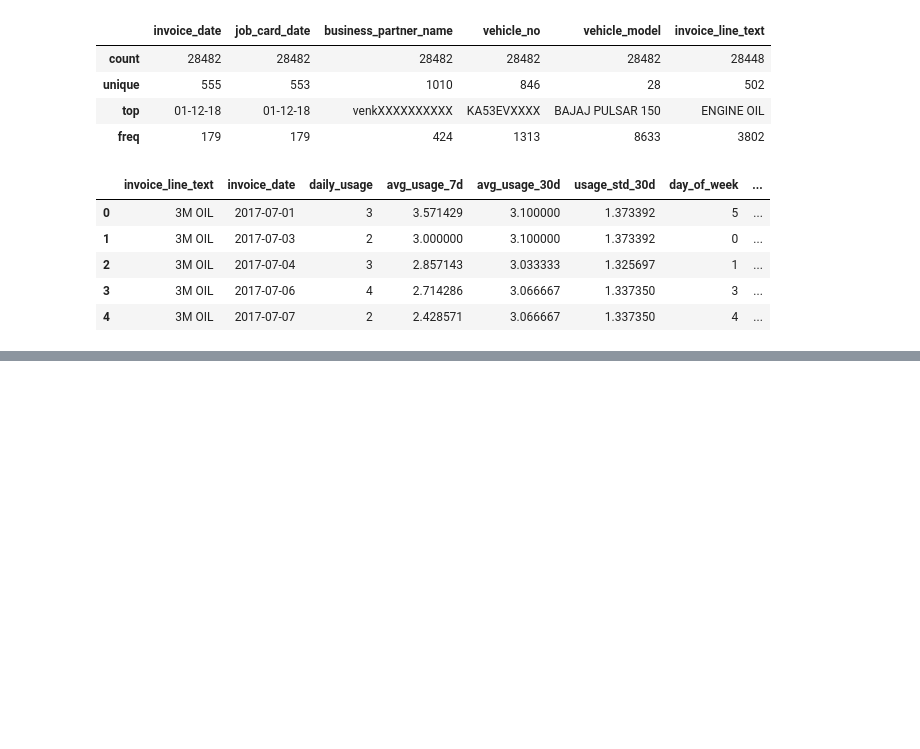
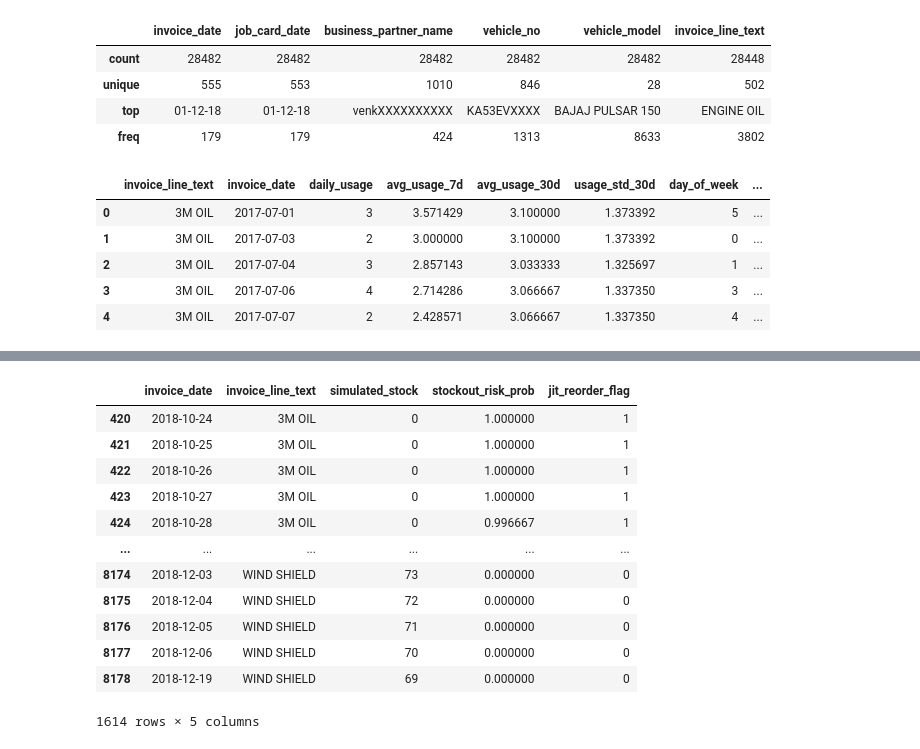
Before and after one commit to XC0ID/Forecasting-inventory, a Jupyter notebook: Forecasting.ipynb, the cells around one changed output, grey strips where cells are left out. Saved outputs shown, nothing was run; the diff lists cells and outputs as text; code cells hidden in the pictures; blank space fills up the shorter version.

Commit message:
Build a model

```diff
--- a/Forecasting.ipynb
+++ b/Forecasting.ipynb
@@ -156,0 +135,15 @@ daily_demand[daily_demand['hard_stockout'] == 1]
+# %%
+split_date = daily_demand["invoice_date"].quantile(0.8)
+
+train_df = daily_demand[daily_demand["invoice_date"] <= split_date]
+test_df  = daily_demand[daily_demand["invoice_date"] > split_date]
+
+x_train = train_df[features]
+y_train = train_df["stockout_next_7d"]
+
+x_test = test_df[features]
+y_test = test_df["stockout_next_7d"]
+# %%
+model = RandomForestClassifier(n_estimators=300,class_weight='balanced',random_state=42)
+
+model.fit(x_train,y_train)
@@ -156,0 +153,6 @@ daily_demand[daily_demand['hard_stockout'] == 1]
+# %%
+y_pred = model.predict(x_test)
+y_prob = model.predict_proba(x_test)[:, 1]
+
+print(classification_report(y_test, y_pred))
+print("ROC-AUC:", roc_auc_score(y_test, y_prob))
@@ -156,0 +170,31 @@ daily_demand[daily_demand['hard_stockout'] == 1]
+# %%
+test_df["stockout_risk_prob"] = y_prob
+
+test_df["jit_reorder_flag"] = (
+    (test_df["stockout_risk_prob"] > 0.4) &
+    (test_df["simulated_stock"] < 20)
+).astype(int)
+# %%
+final_output = test_df[[
+    "invoice_date",
+    "invoice_line_text",
+    "simulated_stock",
+    "stockout_risk_prob",
+    "jit_reorder_flag"
+]]
+
+final_output
+# %% [output]
+|  | invoice_date | invoice_line_text | simulated_stock | stockout_risk_prob | jit_reorder_flag |
+| 420 | 2018-10-24 | 3M OIL | 0 | 1.000000 | 1 |
+| 421 | 2018-10-25 | 3M OIL | 0 | 1.000000 | 1 |
+| 422 | 2018-10-26 | 3M OIL | 0 | 1.000000 | 1 |
+| 423 | 2018-10-27 | 3M OIL | 0 | 1.000000 | 1 |
+| 424 | 2018-10-28 | 3M OIL | 0 | 0.996667 | 1 |
+| ... | ... | ... | ... | ... | ... |
+| 8174 | 2018-12-03 | WIND SHIELD | 73 | 0.000000 | 0 |
+| 8175 | 2018-12-04 | WIND SHIELD | 72 | 0.000000 | 0 |
+| 8176 | 2018-12-05 | WIND SHIELD | 71 | 0.000000 | 0 |
+| 8177 | 2018-12-06 | WIND SHIELD | 70 | 0.000000 | 0 |
+| 8178 | 2018-12-19 | WIND SHIELD | 69 | 0.000000 | 0 |
+1614 rows × 5 columns
```
Also changed, not shown: parts of 12 cells of this notebook.
